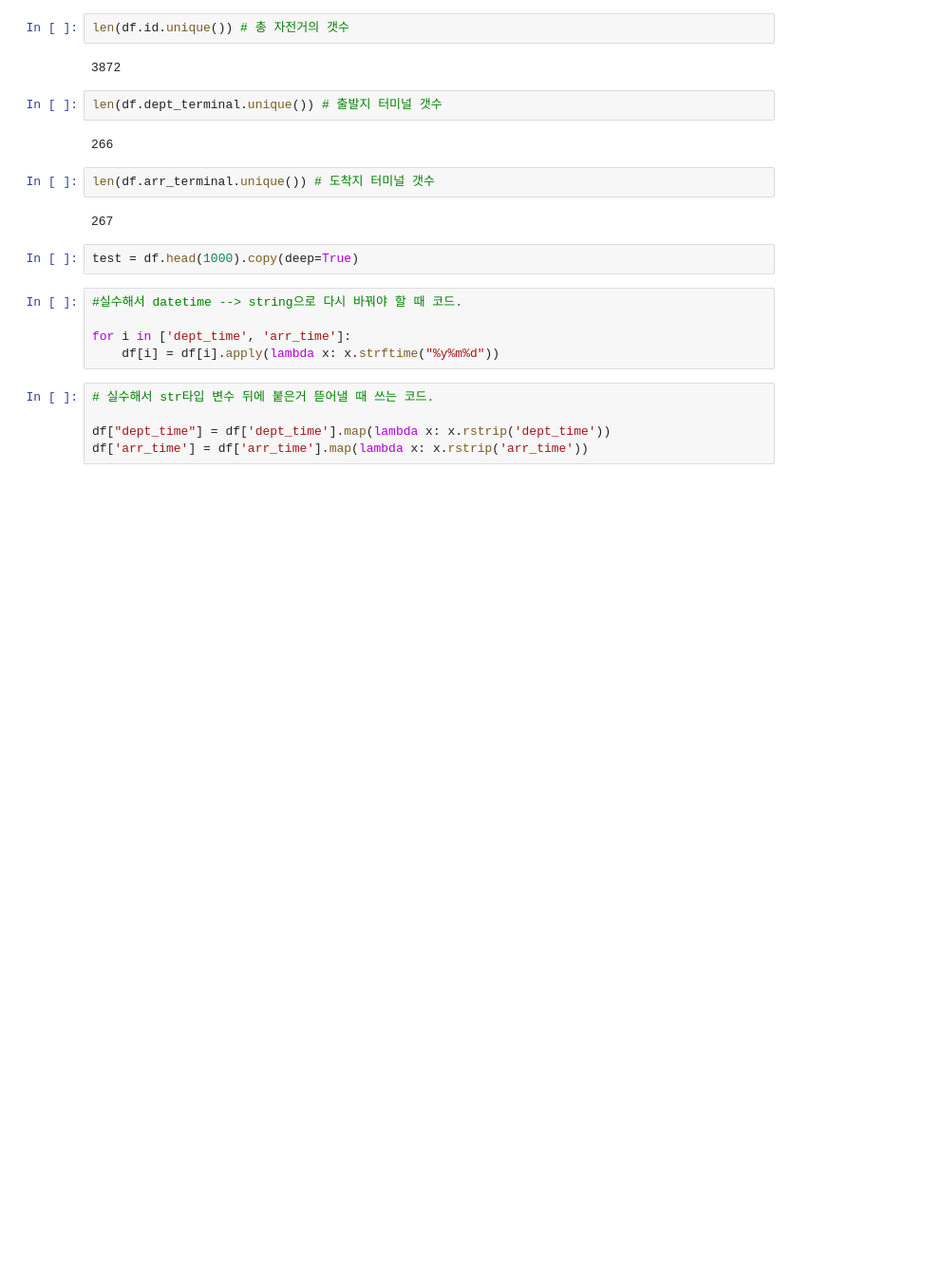
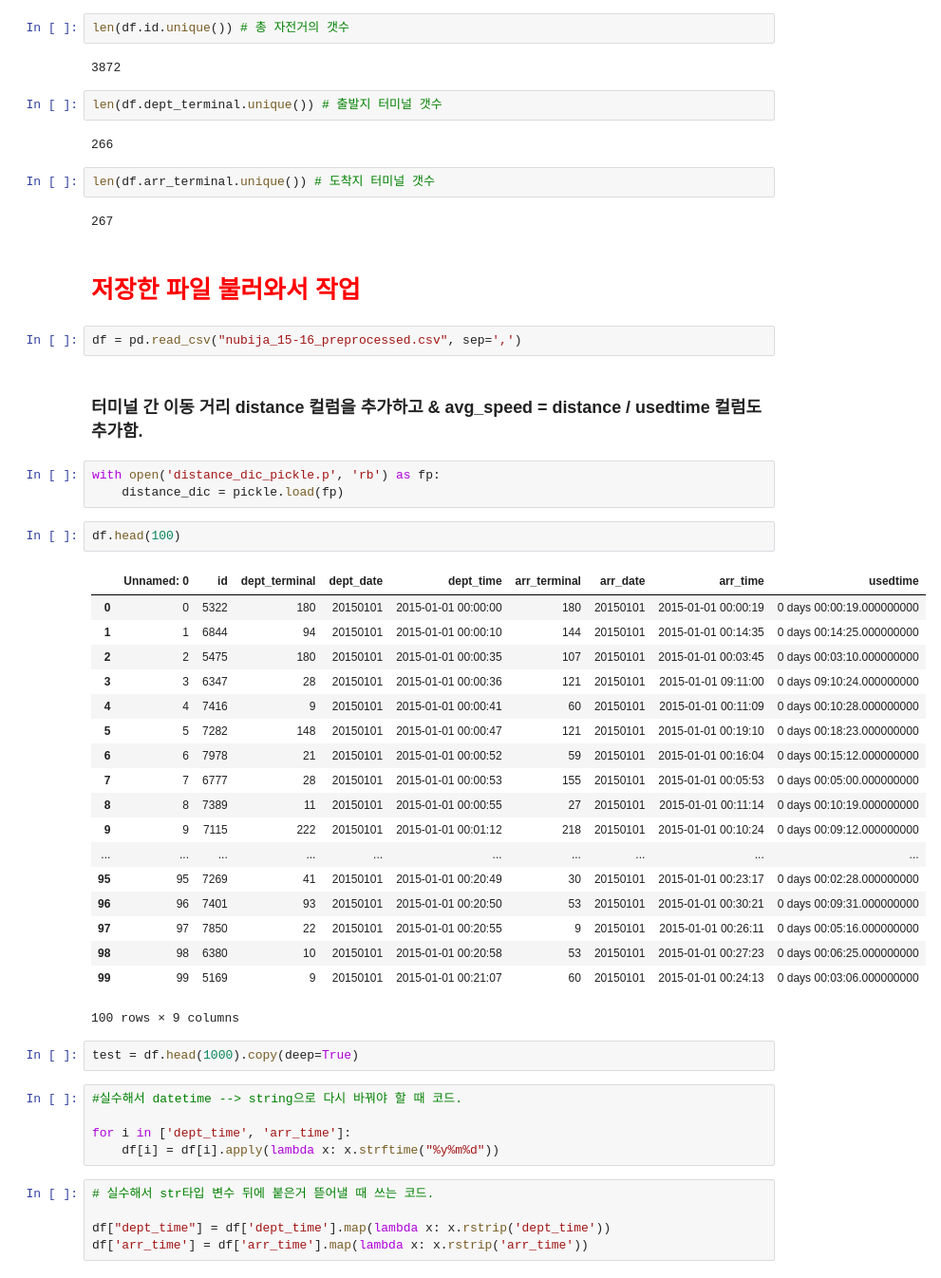
Before and after one commit to jaepil-choi/bikes, a Jupyter notebook: nubija_merge.ipynb, the cells around one changed output. Shown at 95% size. Drawn from its saved outputs; the diff is of its cells as text; blank space fills up the shorter version.

Commit message:
지희랑 카페에서 작업하다가 중간에 그만둠. distance 컬럼이랑 avg_speed 컬럼 만들어야 함.

```diff
--- a/nubija_merge.ipynb
+++ b/nubija_merge.ipynb
@@ -139,6 +124,36 @@ len(df.dept_terminal.unique()) # 출발지 터미널 갯수
 len(df.arr_terminal.unique()) # 도착지 터미널 갯수
 # %% [output]
 267
+# %% [markdown]
+<h1 style='color:red'>저장한 파일 불러와서 작업</h1>
+# %%
+df = pd.read_csv("nubija_15-16_preprocessed.csv", sep=',')
+# %% [markdown]
+<h3>터미널 간 이동 거리 distance 컬럼을 추가하고 & avg_speed = distance / usedtime 컬럼도 추가함. </h3>
+# %%
+with open('distance_dic_pickle.p', 'rb') as fp:
+    distance_dic = pickle.load(fp)
+# %%
+df.head(100)
+# %% [output]
+|  | Unnamed: 0 | id | dept_terminal | dept_date | dept_time | arr_terminal | arr_date | arr_time | usedtime |
+| 0 | 0 | 5322 | 180 | 20150101 | 2015-01-01 00:00:00 | 180 | 20150101 | 2015-01-01 00:00:19 | 0 days 00:00:19.000000000 |
+| 1 | 1 | 6844 | 94 | 20150101 | 2015-01-01 00:00:10 | 144 | 20150101 | 2015-01-01 00:14:35 | 0 days 00:14:25.000000000 |
+| 2 | 2 | 5475 | 180 | 20150101 | 2015-01-01 00:00:35 | 107 | 20150101 | 2015-01-01 00:03:45 | 0 days 00:03:10.000000000 |
+| 3 | 3 | 6347 | 28 | 20150101 | 2015-01-01 00:00:36 | 121 | 20150101 | 2015-01-01 09:11:00 | 0 days 09:10:24.000000000 |
+| 4 | 4 | 7416 | 9 | 20150101 | 2015-01-01 00:00:41 | 60 | 20150101 | 2015-01-01 00:11:09 | 0 days 00:10:28.000000000 |
+| 5 | 5 | 7282 | 148 | 20150101 | 2015-01-01 00:00:47 | 121 | 20150101 | 2015-01-01 00:19:10 | 0 days 00:18:23.000000000 |
+| 6 | 6 | 7978 | 21 | 20150101 | 2015-01-01 00:00:52 | 59 | 20150101 | 2015-01-01 00:16:04 | 0 days 00:15:12.000000000 |
+| 7 | 7 | 6777 | 28 | 20150101 | 2015-01-01 00:00:53 | 155 | 20150101 | 2015-01-01 00:05:53 | 0 days 00:05:00.000000000 |
+| 8 | 8 | 7389 | 11 | 20150101 | 2015-01-01 00:00:55 | 27 | 20150101 | 2015-01-01 00:11:14 | 0 days 00:10:19.000000000 |
+| 9 | 9 | 7115 | 222 | 20150101 | 2015-01-01 00:01:12 | 218 | 20150101 | 2015-01-01 00:10:24 | 0 days 00:09:12.000000000 |
+| ... | ... | ... | ... | ... | ... | ... | ... | ... | ... |
+| 95 | 95 | 7269 | 41 | 20150101 | 2015-01-01 00:20:49 | 30 | 20150101 | 2015-01-01 00:23:17 | 0 days 00:02:28.000000000 |
+| 96 | 96 | 7401 | 93 | 20150101 | 2015-01-01 00:20:50 | 53 | 20150101 | 2015-01-01 00:30:21 | 0 days 00:09:31.000000000 |
+| 97 | 97 | 7850 | 22 | 20150101 | 2015-01-01 00:20:55 | 9 | 20150101 | 2015-01-01 00:26:11 | 0 days 00:05:16.000000000 |
+| 98 | 98 | 6380 | 10 | 20150101 | 2015-01-01 00:20:58 | 53 | 20150101 | 2015-01-01 00:27:23 | 0 days 00:06:25.000000000 |
+| 99 | 99 | 5169 | 9 | 20150101 | 2015-01-01 00:21:07 | 60 | 20150101 | 2015-01-01 00:24:13 | 0 days 00:03:06.000000000 |
+100 rows × 9 columns
 # %%
 test = df.head(1000).copy(deep=True)
 # %%
```
Also changed, not shown: parts of 4 cells of this notebook.
